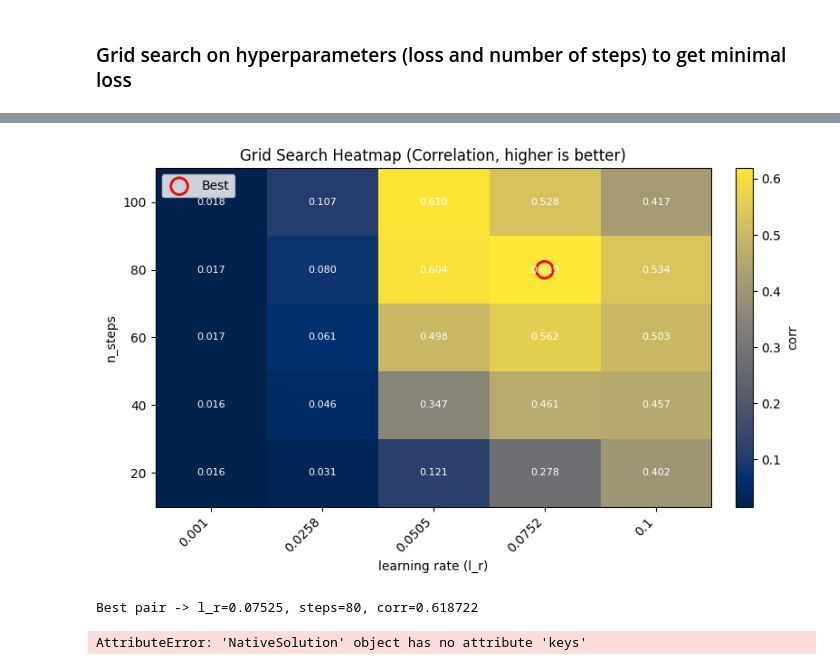
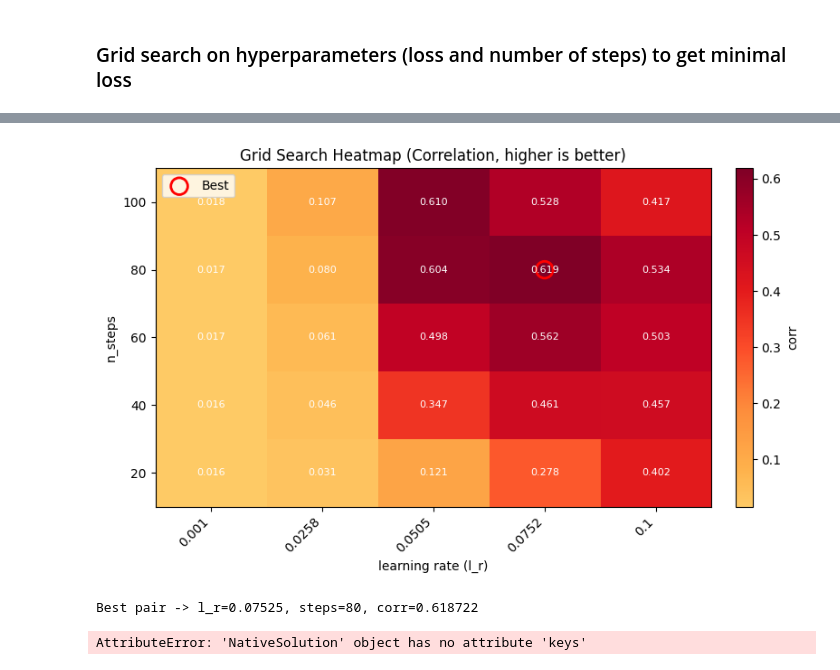
Before and after one commit to brucsk/tvboptim, a Jupyter notebook: EI_Tuning-Macaque_MA.ipynb, the cells around one changed output, grey strips where cells are left out. Drawn from its saved outputs; the diff is of its cells as text; code cells hidden in the pictures.

Commit message:
Added some plots for visualization

```diff
--- a/EI_Tuning-Macaque_MA.ipynb
+++ b/EI_Tuning-Macaque_MA.ipynb
@@ -1568,7 +1755,11 @@ if metric == "loss":
     title = "Grid Search Heatmap (RMSE, lower is better)"
 else:
     best_flat = np.nanargmax(mat)
-    cmap = "cividis"
+    cmap = plt.get_cmap("YlOrRd")
+    cmap = mcolors.LinearSegmentedColormap.from_list(
+        f"trunc({cmap.name},0.3,1)",
+        cmap(np.linspace(0.3, 1, 128))
+    )
     title = "Grid Search Heatmap (Correlation, higher is better)"
 
 best_i, best_j = np.unravel_index(best_flat, mat.shape)
@@ -1576,34 +1767,34 @@ best_i, best_j = np.unravel_index(best_flat, mat.shape)
 fig, ax = plt.subplots(figsize=(8, 5))
 im = ax.imshow(mat, origin="lower", aspect="auto", cmap=cmap)
 
 ax.set_title(title)
 ax.set_xlabel("learning rate (l_r)")
 ax.set_ylabel("n_steps")
 
 ax.set_xticks(np.arange(len(lr_vals)))
 ax.set_yticks(np.arange(len(steps_vals)))
 ax.set_xticklabels([f"{x:.3g}" for x in lr_vals], rotation=45, ha="right")
 ax.set_yticklabels([str(int(s)) for s in steps_vals])
 
 # optional: show values in cells
 for i in range(mat.shape[0]):
     for j in range(mat.shape[1]):
         if np.isfinite(mat[i, j]):
             ax.text(j, i, f"{mat[i, j]:.3f}", ha="center", va="center", fontsize=8, color="white")
 
 # highlight best
 ax.scatter(best_j, best_i, s=180, facecolors="none", edgecolors="red", linewidths=2, label="Best")
 ax.legend(loc="upper left")
 
 cbar = plt.colorbar(im, ax=ax, fraction=0.046, pad=0.04)
 cbar.set_label(metric)
 
 plt.tight_layout()
 plt.show()
 
 print(f"Best pair -> l_r={lr_vals[best_j]:.6g}, steps={int(steps_vals[best_i])}, {metric}={mat[best_i, best_j]:.6f}")
 # %% [output]
-[figure, old version]
+[figure, new version]
 Best pair -> l_r=0.07525, steps=80, corr=0.618722
 # %%
 n_cpus = 1 if os.name == "nt" else min(4, os.cpu_count() or 1)
```
Also changed, not shown: parts of 4 cells of this notebook, 1 other file.
